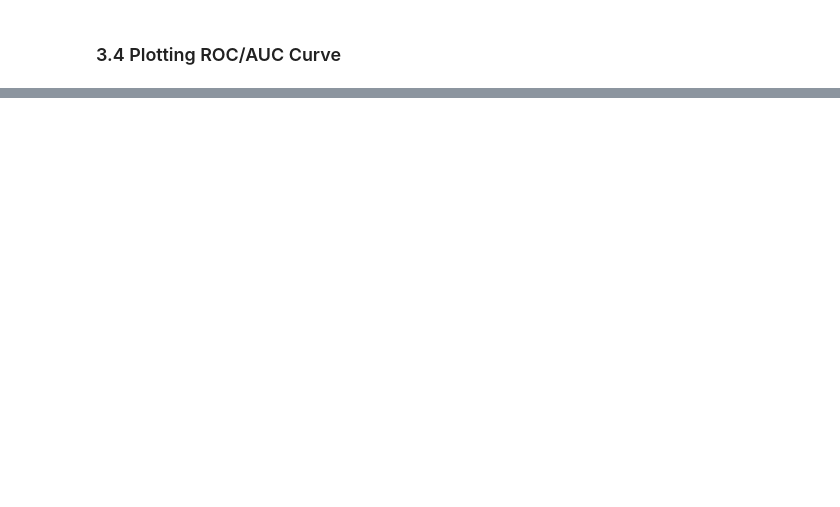
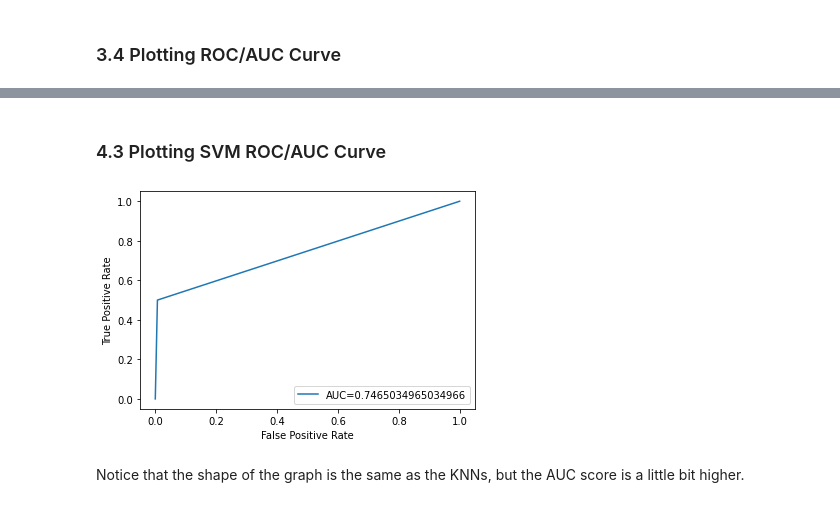
Before and after one commit to M-Abdelmegeed/COVID-19-predictor, a Jupyter notebook: Covid-19.ipynb, the cells around one changed output, grey strips where cells are left out. Saved outputs shown, nothing was run; the diff lists cells and outputs as text; code cells hidden in the pictures; blank space fills up the shorter version.

```diff
--- a/Covid-19.ipynb
+++ b/Covid-19.ipynb
@@ -245,0 +252,11 @@ plt.show()
+# %%
+from sklearn import svm
+
+#Create an svm Classifier
+clf = svm.SVC(kernel='linear') # Linear Kernel
+
+#Train the model using the training sets
+clf.fit(X_train, y_train)
+
+#Predict the response for test dataset
+y_pred_SVM = clf.predict(X_test)
@@ -245,0 +286,15 @@ plt.show()
+# %% [markdown]
+### 4.3 Plotting SVM ROC/AUC Curve
+# %%
+fpr_SVM, tpr_SVM, _ = roc_curve(y_test,  y_pred_SVM)
+auc_SVM = roc_auc_score(y_test, y_pred_SVM)
+
+plt.plot(fpr_SVM,tpr_SVM,label="AUC="+str(auc_SVM))
+plt.ylabel('True Positive Rate')
+plt.xlabel('False Positive Rate')
+plt.legend(loc=4)
+plt.show()
+# %% [output]
+[figure, added]
+# %% [markdown]
+Notice that the shape of the graph is the same as the KNNs, but the AUC score is a little bit higher.
```
Also changed, not shown: parts of 68 cells of this notebook.
